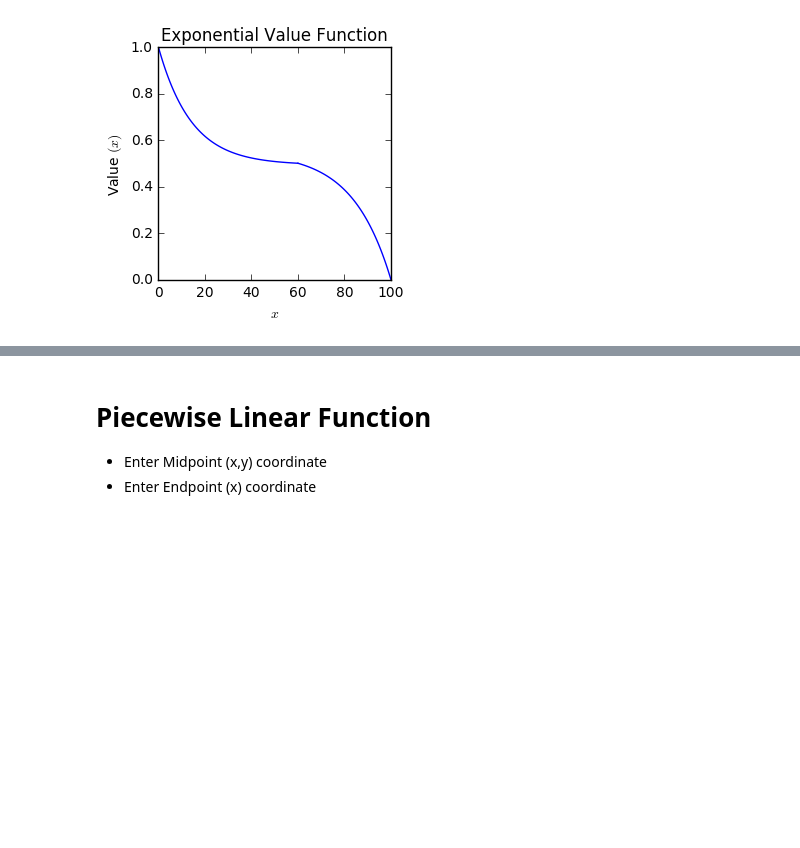
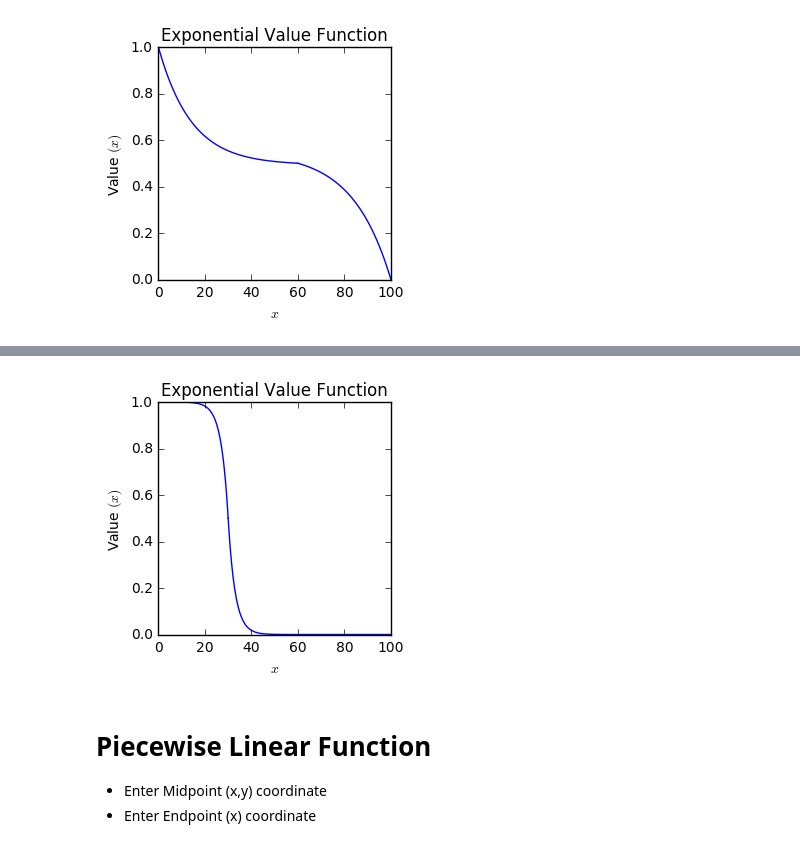
Before and after one commit to dmryer/Python, a Jupyter notebook: Value Functions.ipynb, the cells around one changed output, grey strips where cells are left out. Cells and saved outputs as stored; diff of their text form; code cells hidden in the pictures; blank space fills up the shorter version.

Commit message:
second update for 22 aug

```diff
--- a/Value Functions.ipynb
+++ b/Value Functions.ipynb
@@ -202,3 +206,58 @@ plt.show()
+# %%
+#%%
+# S Curve using rho
+# Using Kirkwood Text and guide for exponential curves
+
+import numpy as np
+import matplotlib.pyplot as plt
+%matplotlib inline
+
+#######################################################
+# Input Values Here:
+low = 0                     # least prefered
+rho1 = 3                    # front midpoint
+mid = 30                    # overall midpoint
+rho2 = -3                    # back midpoint
+high = 100                  # Most prefered
+increase = 'F'              # T-increasing function (or) F-decreasing function
+
+#####################
+# FOR INCREASING S-Curve:
+if increase == 'T' :
+
+    # First half of S curve
+    increment = 100
+    x1 = np.linspace(low, mid, increment)
+    y1 = (1 - np.exp(-(x1 - low)/rho1))/(1 - np.exp(-(mid - low)/rho1))/2
+
+    # Second half of S curve
+    x2 = np.linspace(mid, high, increment)
+    y2 = (1 - np.exp(-(x2 - mid)/rho2))/(1 - np.exp(-(high - mid)/rho2))/2 + 0.5
+
+####################
+# FOR DECREASING S-Curve:
+else:
+
+    # First half of S curve
+    increment = 100
+    x1 = np.linspace(low, mid, increment)
+    y1 = (1 - np.exp(-(mid - x1)/rho1))/(1 - np.exp(-(mid - low)/rho1))/2 + 0.5
+
+    # Second half of S curve
+    x2 = np.linspace(mid, high, increment)
+    y2 = (1 - np.exp(-(high-x2)/rho2))/(1 - np.exp(-(high - mid)/rho2))/2
+
+####################
+# Plot curve
+plt.figure(figsize=(3,3))
+plt.plot(x1, y1,'b-')
+plt.plot(x2, y2,'b-')
+plt.title('Exponential Value Function')
+plt.xlabel('$x$')
+plt.ylabel('Value $(x)$')
+plt.show()
+# %% [output]
+[figure, added]
 # %% [markdown]
 # Piecewise Linear Function
 - Enter Midpoint (x,y) coordinate
```
Also changed, not shown: parts of 3 cells of this notebook.
